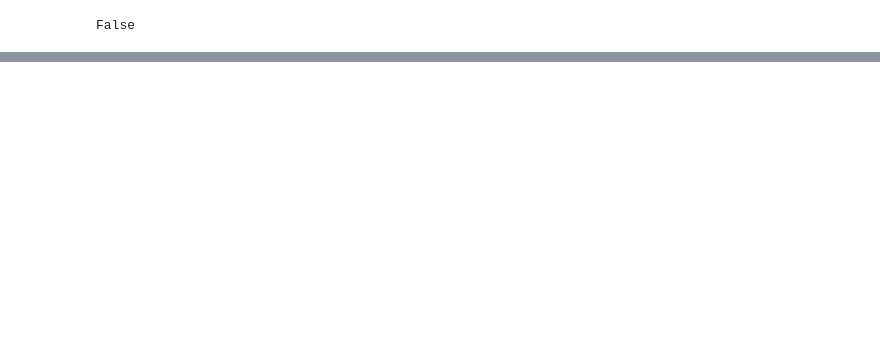
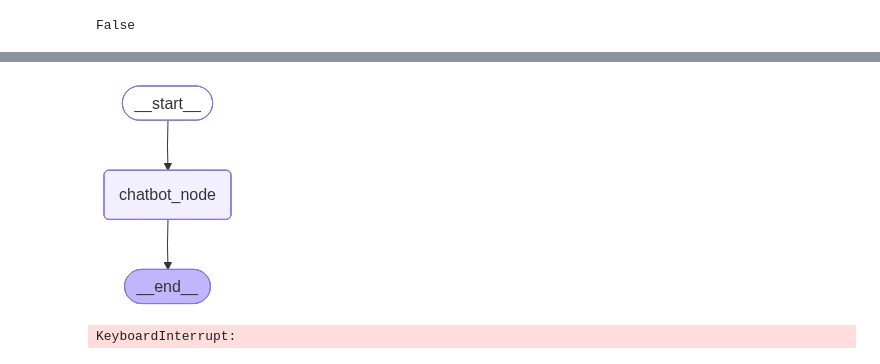
Before and after one commit to alihyder85/lang-graph-course, a Jupyter notebook: chatbot.ipynb, the cells around one changed output, grey strips where cells are left out. Drawn from its saved outputs; the diff is of its cells as text; code cells hidden in the pictures; blank space fills up the shorter version.

```diff
--- a/chatbot.ipynb
+++ b/chatbot.ipynb
@@ -6,12 +6,14 @@ False
 # %%
 from langchain_ollama import ChatOllama
 from langgraph.graph import StateGraph, START, END
+from typing import TypedDict, Annotated
+from langgraph.graph.message import add_messages
 
 
 llm = ChatOllama(model="phi3")
 
-def State(TypedDict):
-    messages: list
+class State(TypedDict):
+    messages: Annotated[list,add_messages]
 
 
 def Chatbot(state: State)-> State:
@@ -24,7 +26,7 @@ builder.add_edge("chatbot_node", END)
 
 graph = builder.compile()
 
-messages = [{"role": "user", "content": "What is the capital of France?"}]
-response = graph.invoke({"messages": [messages]})
+message = {"role": "user", "content": "What is the capital of France?"}
+response = graph.invoke({"messages": [message]})
 response["messages"]
 # %% [output]
@@ -33,0 +35,22 @@ TypeError: State() missing 1 required positional argument: 'TypedDict'
+# %%
+from IPython.display import Image, display
+
+display(Image(graph.get_graph().draw_mermaid_png()))
+# %% [output]
+[figure, added]
+# %%
+state = None
+while True:
+    user_input = input("You: ")
+    if user_input.lower() in {"exit", "quit"}:
+        break
+
+    if state is None:
+         state = {"messages": [{"role": "user", "content": user_input}]}
+    else:
+        state["messages"].append({"role": "user", "content": user_input})
+
+    state = graph.invoke(state)
+    print("Chatbot:", state["messages"][-1].content)
+# %% [output]
+KeyboardInterrupt:
```
Also changed, not shown: parts of 1 cell of this notebook, 5 other files.
